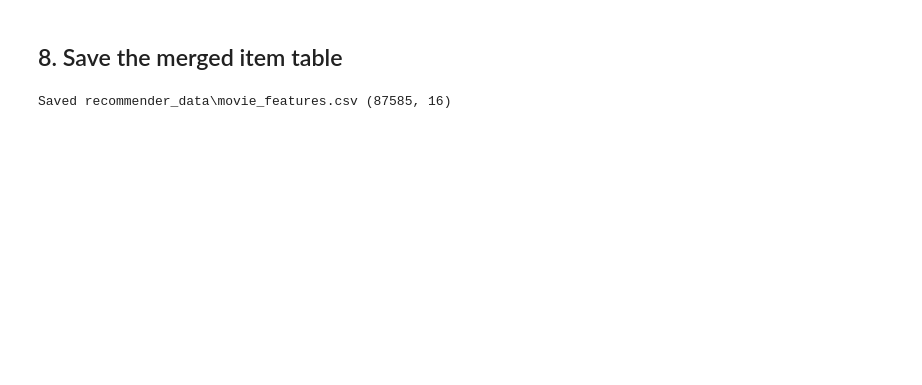
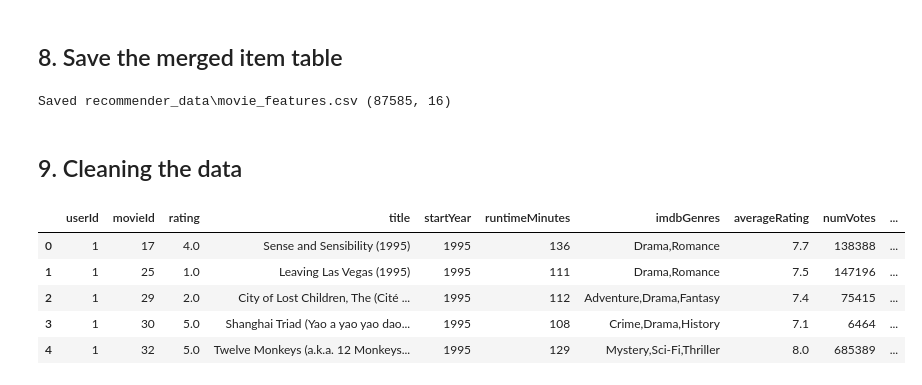
Before and after one commit to Long-le9281/Content-backed-movie-recommendation-system, a Jupyter notebook: merge_movielens_imdb.ipynb, the cells around one changed output. Drawn from its saved outputs; the diff is of its cells as text; code cells hidden in the pictures; blank space fills up the shorter version.

Commit message:
Cleaned data

```diff
--- a/merge_movielens_imdb.ipynb
+++ b/merge_movielens_imdb.ipynb
@@ -156,3 +164,66 @@ items.to_csv(DATA / "movie_features.csv", index=False)
 print("Saved", DATA / "movie_features.csv", items.shape)
 # %% [output]
 Saved recommender_data\movie_features.csv (87585, 16)
+# %% [markdown]
+## 9. Cleaning the data
+# %%
+# Build the interaction dataframe from the movie-level features and user ratings
+merged_df = ratings.merge(
+    items[[
+        'movieId', 'title', 'primaryTitle', 'startYear', 'runtimeMinutes',
+        'movieLensGenres', 'imdbGenres', 'averageRating', 'numVotes',
+        'directors', 'writers', 'userTags', 'mlAvgRating', 'mlNumRatings'
+    ]],
+    on='movieId',
+    how='left',
+    validate='many_to_one',
+)
+
+# Drop redundant metadata columns and keep only the fields that are useful
+columns_to_drop = [
+    'tconst',
+    'tmdbId',
+    'primaryTitle',
+    'movieLensGenres',
+]
+cleaned_df = merged_df.drop(columns=columns_to_drop, errors='ignore').copy()
+
+# Remove rows with missing target ratings and normalize the dtype.
+cleaned_df['rating'] = pd.to_numeric(cleaned_df['rating'], errors='coerce')
+cleaned_df = cleaned_df.dropna(subset=['rating']).reset_index(drop=True)
+
+# Overview of the merged and cleaned interaction data.
+print(f"Merged shape:  {merged_df.shape[0]:,} rows x {merged_df.shape[1]} columns")
+print(f"Cleaned shape: {cleaned_df.shape[0]:,} rows x {cleaned_df.shape[1]} columns")
+print(f"Rows removed during cleaning: {len(merged_df) - len(cleaned_df):,}")
+
+print("\nColumns and data types:")
+print(cleaned_df.dtypes.to_string())
+
+overview = pd.DataFrame({
+    "dtype": cleaned_df.dtypes.astype(str),
+    "missing": cleaned_df.isna().sum(),
+    "missing_%": (cleaned_df.isna().mean() * 100).round(2),
+    "unique": cleaned_df.nunique(dropna=True),
+})
+print("\nMissing values and unique values:")
+display(overview.sort_values("missing", ascending=False))
+
+print("\nDuplicate rows:", cleaned_df.duplicated().sum())
+print("Unique users:", cleaned_df["userId"].nunique())
+print("Unique movies:", cleaned_df["movieId"].nunique())
+
+numeric_columns = cleaned_df.select_dtypes(include="number").columns
+print("\nNumeric summary:")
+display(cleaned_df[numeric_columns].describe().T.round(2))
+
+print("\nSample of cleaned data:")
+display(cleaned_df.head())
+print("\nNumber of cleaned items:", cleaned_df.shape[0])
+# %% [output]
+|  | userId | movieId | rating | title | startYear | runtimeMinutes | imdbGenres | averageRating | numVotes | ... |
+| 0 | 1 | 17 | 4.0 | Sense and Sensibility (1995) | 1995 | 136 | Drama,Romance | 7.7 | 138388 | ... |
+| 1 | 1 | 25 | 1.0 | Leaving Las Vegas (1995) | 1995 | 111 | Drama,Romance | 7.5 | 147196 | ... |
+| 2 | 1 | 29 | 2.0 | City of Lost Children, The (Cité ... | 1995 | 112 | Adventure,Drama,Fantasy | 7.4 | 75415 | ... |
+| 3 | 1 | 30 | 5.0 | Shanghai Triad (Yao a yao yao dao... | 1995 | 108 | Crime,Drama,History | 7.1 | 6464 | ... |
+| 4 | 1 | 32 | 5.0 | Twelve Monkeys (a.k.a. 12 Monkeys... | 1995 | 129 | Mystery,Sci-Fi,Thriller | 8.0 | 685389 | ... |
```
Also changed, not shown: parts of 2 cells of this notebook.
